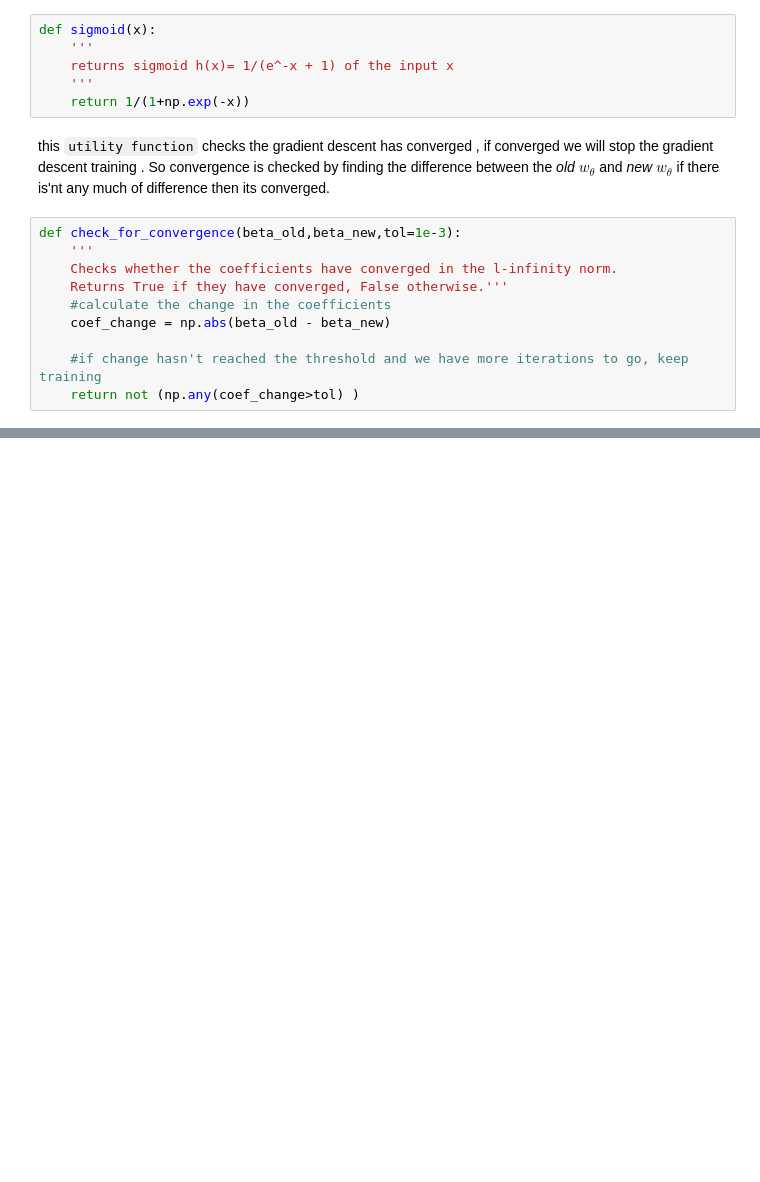
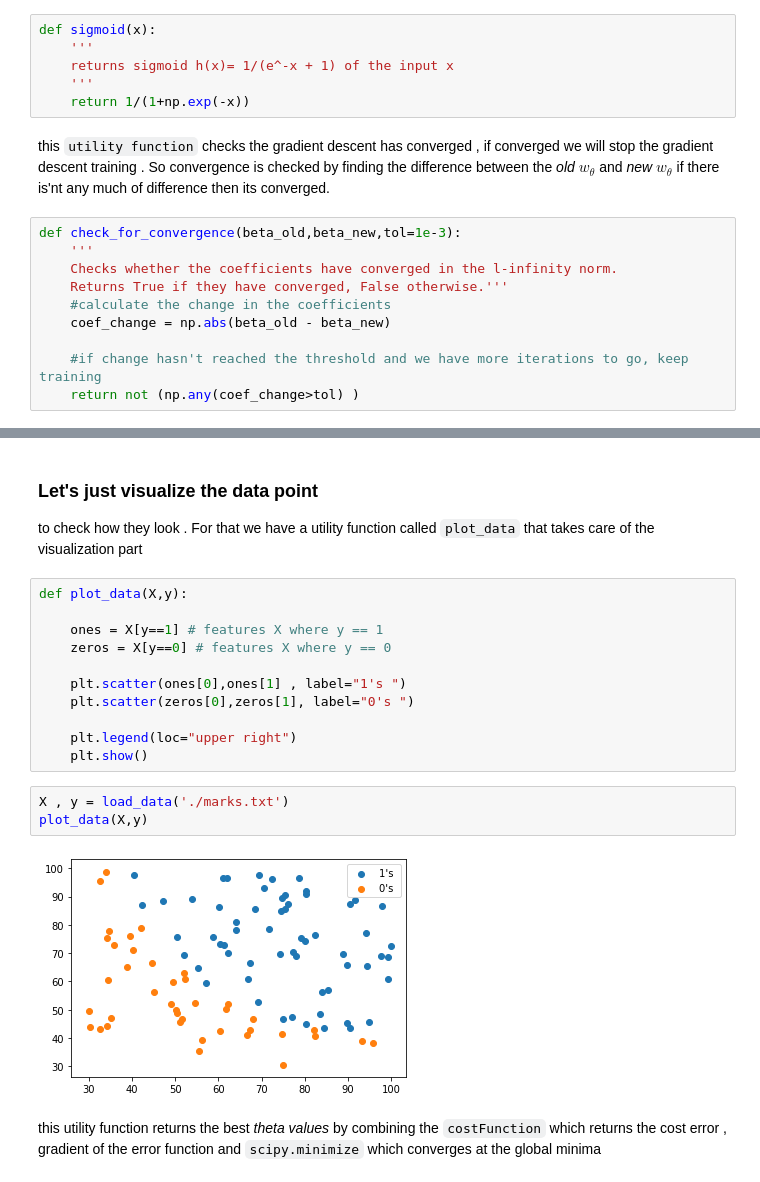
Before and after one commit to guruprasaad123/ml_for_life, a Jupyter notebook: from_scratch/logistic_regression/gradient-descent/first-order-optimization.ipynb, the cells around one changed output, grey strips where cells are left out. Drawn from its saved outputs; the diff is of its cells as text; blank space fills up the shorter version.

Commit message:
Decision plot successful !

```diff
--- a/from_scratch/logistic_regression/gradient-descent/first-order-optimization.ipynb
+++ b/from_scratch/logistic_regression/gradient-descent/first-order-optimization.ipynb
@@ -81,0 +125,21 @@ $$ \frac{\partial loss}{\partial w} = \frac{(h_\theta(x) - y)x^T}{m} $$
+# %% [markdown]
+### Let's just visualize the data point
+ to check how they look . For that we have a utility function called `plot_data` that takes care of the visualization part
+# %%
+def plot_data(X,y):
+
+    ones = X[y==1] # features X where y == 1
+    zeros = X[y==0] # features X where y == 0
+
+    plt.scatter(ones[0],ones[1] , label="1's ")
+    plt.scatter(zeros[0],zeros[1], label="0's ")
+
+    plt.legend(loc="upper right")
+    plt.show()
+# %%
+X , y = load_data('./marks.txt')
+plot_data(X,y)
+# %% [output]
+[figure, added]
+# %% [markdown]
+this utility function returns the best *theta values* by combining the `costFunction` which returns the cost error , gradient of the error function and `scipy.minimize` which converges at the global minima
```
Also changed, not shown: parts of 9 cells of this notebook, 1 other file.
